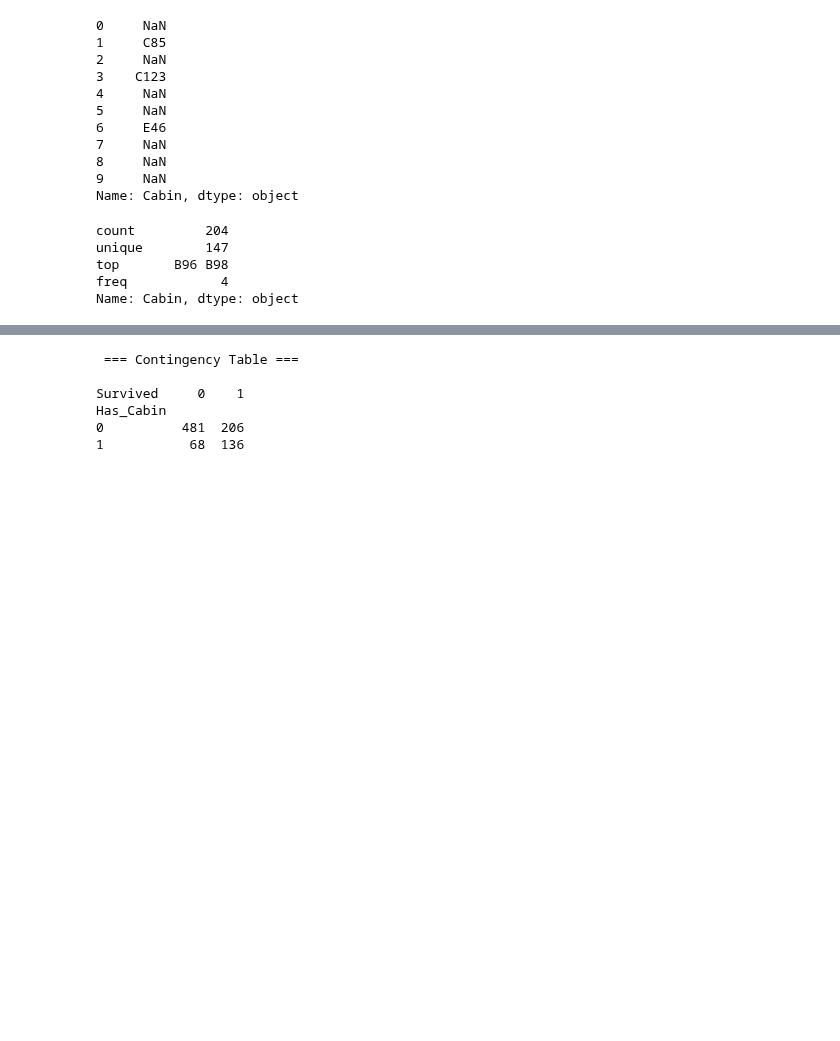
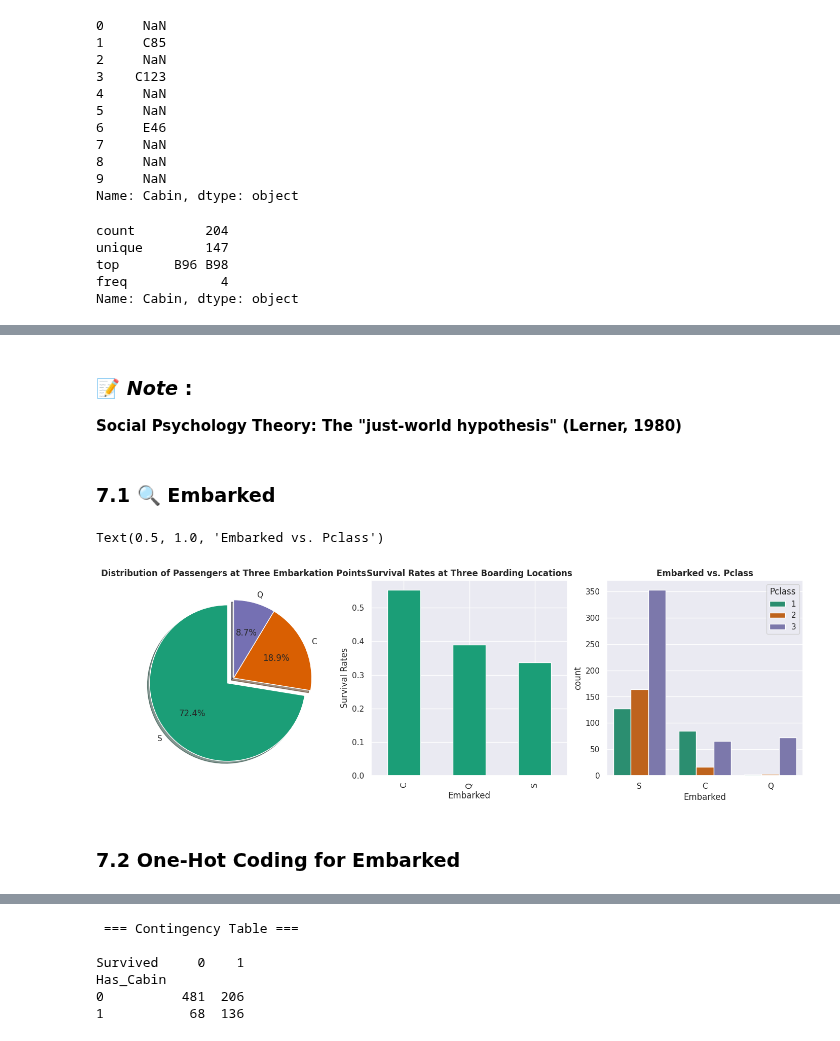
Before and after one commit to yigaai/StoryTelling_with_Data_myTelescope, a Jupyter notebook: titanic-survival-prediction.ipynb, the cells around one changed output, grey strips where cells are left out. Cells and saved outputs as stored; diff of their text form; code cells hidden in the pictures; blank space fills up the shorter version.

```diff
--- a/titanic-survival-prediction.ipynb
+++ b/titanic-survival-prediction.ipynb
@@ -348,0 +431,41 @@ Name: Cabin, dtype: object
+# %% [markdown]
+### 📝 ***Note*** :
+
+**Social Psychology Theory: The "just-world hypothesis" (Lerner, 1980)**
+# %% [markdown]
+### 7.1 🔍 **Embarked**
+# %%
+fig, axes = plt.subplots(1,3, figsize=(17,5))
+
+df['Embarked'].value_counts().plot(kind='pie',
+                                   startangle=90,
+                                   autopct='%1.1f%%',
+                                   explode=[0.1,0,0],
+                                   shadow=True,
+                                   ax=axes[0])
+axes[0].set_ylabel('')
+axes[0].set_title('Distribution of Passengers at Three Embarkation Points',
+                    fontweight='bold')
+
+
+
+df.groupby('Embarked')['Survived'].mean().plot(kind='bar',
+                                               ax=axes[1])
+axes[1].set_ylabel('Survival Rates')
+axes[1].set_title('Survival Rates at Three Boarding Locations',
+                    fontweight='bold')
+
+
+
+
+sns.countplot(data=df,
+             x='Embarked',
+             hue='Pclass',
+             ax=axes[2])
+axes[2].set_title('Embarked vs. Pclass',
+                  fontweight='bold')
+# %% [output]
+Text(0.5, 1.0, 'Embarked vs. Pclass')
+[figure, added]
+# %% [markdown]
+### **7.2 One-Hot Coding for Embarked**
```
Also changed, not shown: parts of 94 cells of this notebook.
